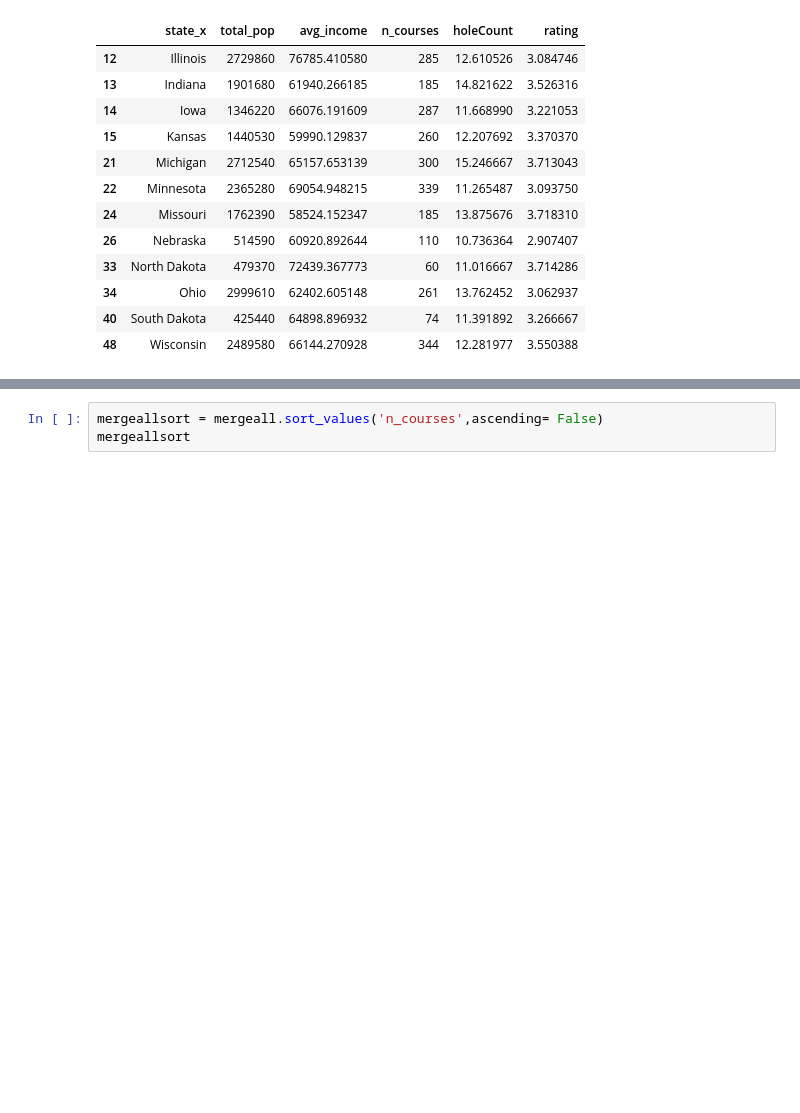
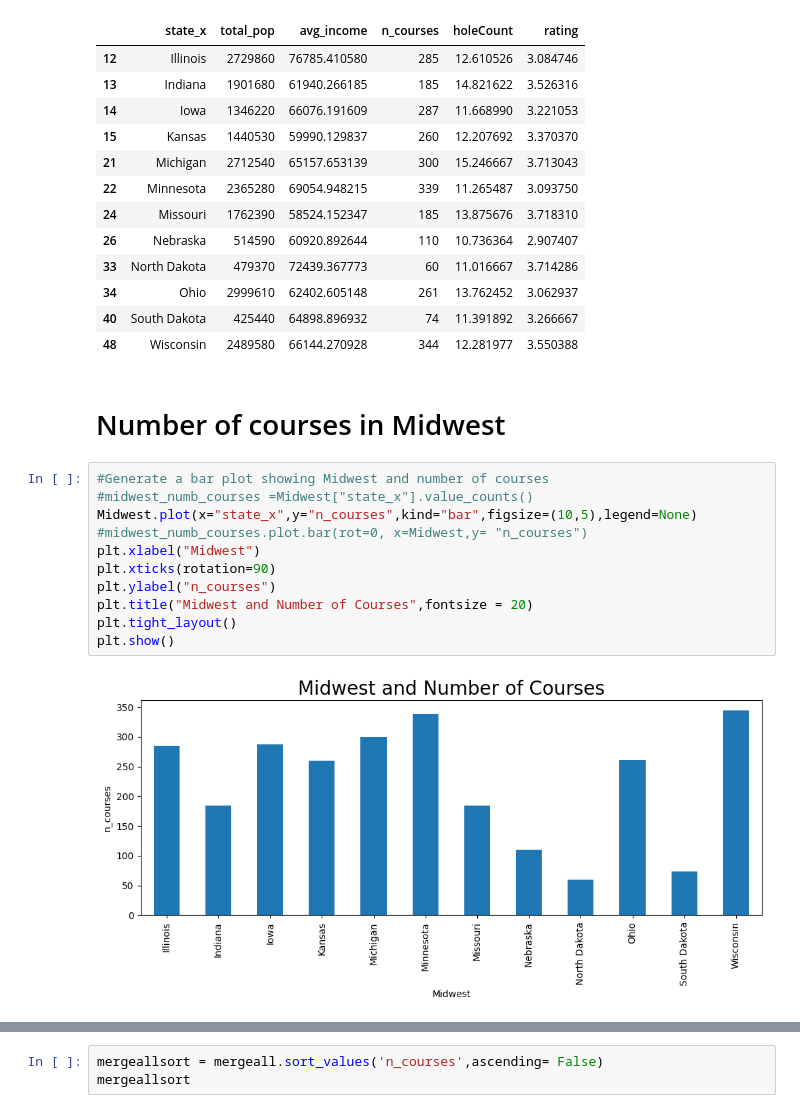
Before and after one commit to paulbrichta/Project-1, a Jupyter notebook: P1_data_analysis_R.ipynb, the cells around one changed output, grey strips where cells are left out. Drawn from its saved outputs; the diff is of its cells as text; blank space fills up the shorter version.

```diff
--- a/P1_data_analysis_R.ipynb
+++ b/P1_data_analysis_R.ipynb
@@ -113,3 +118,18 @@ Midwest
 | 34 | Ohio | 2999610 | 62402.605148 | 261 | 13.762452 | 3.062937 |
 | 40 | South Dakota | 425440 | 64898.896932 | 74 | 11.391892 | 3.266667 |
 | 48 | Wisconsin | 2489580 | 66144.270928 | 344 | 12.281977 | 3.550388 |
+# %% [markdown]
+# Number of courses in Midwest
+# %%
+#Generate a bar plot showing Midwest and number of courses
+#midwest_numb_courses =Midwest["state_x"].value_counts()
+Midwest.plot(x="state_x",y="n_courses",kind="bar",figsize=(10,5),legend=None)
+#midwest_numb_courses.plot.bar(rot=0, x=Midwest,y= "n_courses")
+plt.xlabel("Midwest")
+plt.xticks(rotation=90)
+plt.ylabel("n_courses")
+plt.title("Midwest and Number of Courses",fontsize = 20)
+plt.tight_layout()
+plt.show()
+# %% [output]
+[figure, added]
```
Also changed, not shown: parts of 21 cells of this notebook.
